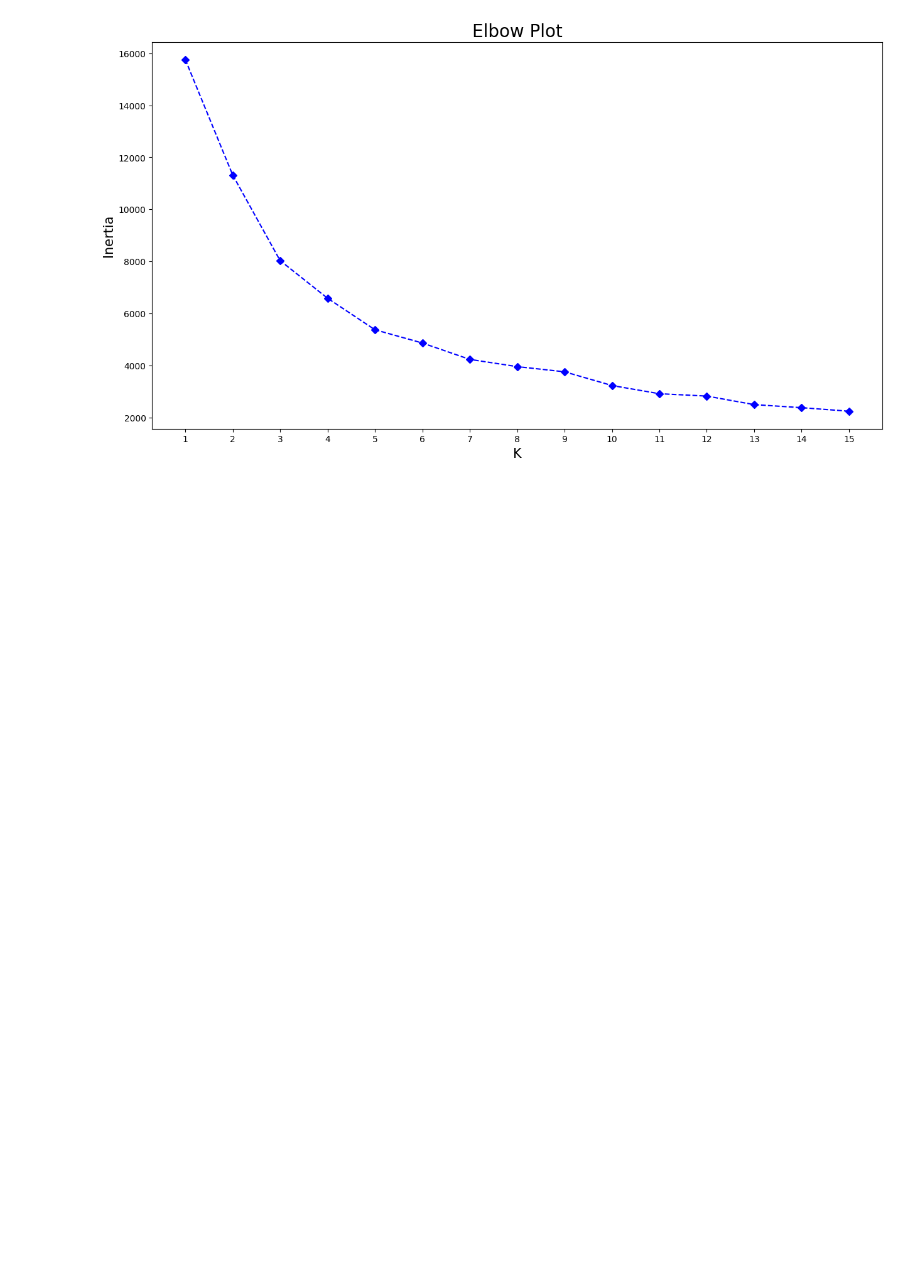
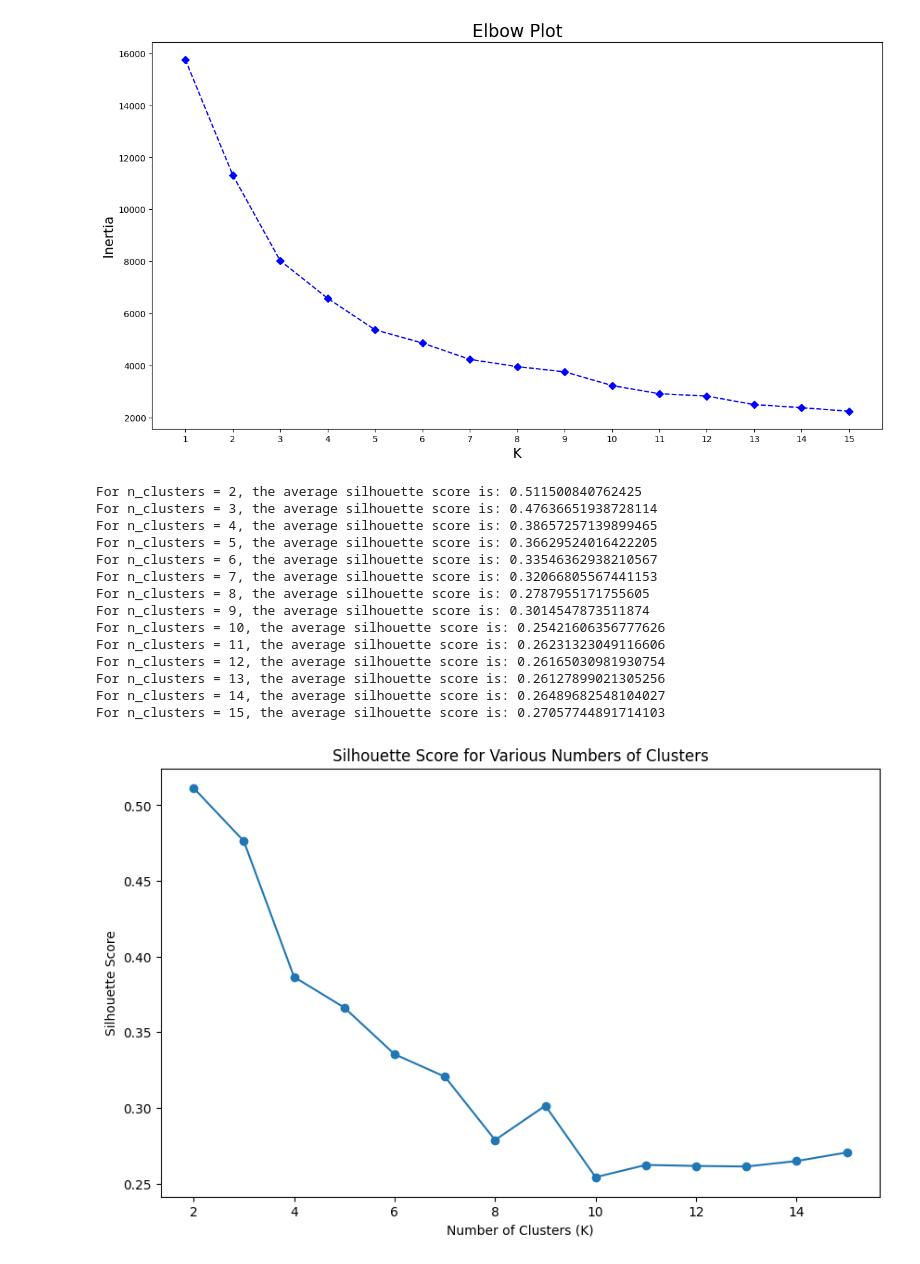
Before and after one commit to mizzony/ML-class, a Jupyter notebook: Session_5_whole_sales_customer_segment.ipynb, the cells around one changed output. Drawn from its saved outputs; the diff is of its cells as text; code cells hidden in the pictures; blank space fills up the shorter version.

```diff
--- a/Session_5_whole_sales_customer_segment.ipynb
+++ b/Session_5_whole_sales_customer_segment.ipynb
@@ -419,3 +432,50 @@ plt.ylabel("Inertia", size=15)
 # %% [output]
 Text(0, 0.5, 'Inertia')
 [figure]
+# %%
+# Silhouette Score (optional)The silhouette score measures how similar each data
+# point is to its own cluster compared to other clusters.
+from sklearn.cluster import KMeans
+from sklearn.metrics import silhouette_score
+import matplotlib.pyplot as plt
+
+# Define the range for number of clusters
+range_n_clusters = range(2, 16)  # typically, you start from 2 clusters
+
+# Empty lists to hold results
+silhouette_avg_scores = []
+
+# Loop over the range of cluster values
+for n_clusters in range_n_clusters:
+    # Perform clustering
+    kmeans = KMeans(n_clusters=n_clusters, random_state=10)
+    cluster_labels = kmeans.fit_predict(cust_data)
+
+    # Calculate the silhouette score
+    silhouette_avg = silhouette_score(cust_data, cluster_labels)
+    silhouette_avg_scores.append(silhouette_avg)
+    print(f"For n_clusters = {n_clusters}, the average silhouette score is: {silhouette_avg}")
+
+# Plotting the silhouette scores for different values of K
+plt.figure(figsize=(10, 6))
+plt.plot(range_n_clusters, silhouette_avg_scores, marker='o')
+plt.title("Silhouette Score for Various Numbers of Clusters")
+plt.xlabel("Number of Clusters (K)")
+plt.ylabel("Silhouette Score")
+plt.show()
+# %% [output]
+For n_clusters = 2, the average silhouette score is: 0.511500840762425
+For n_clusters = 3, the average silhouette score is: 0.47636651938728114
+For n_clusters = 4, the average silhouette score is: 0.38657257139899465
+For n_clusters = 5, the average silhouette score is: 0.36629524016422205
+For n_clusters = 6, the average silhouette score is: 0.33546362938210567
+For n_clusters = 7, the average silhouette score is: 0.32066805567441153
+For n_clusters = 8, the average silhouette score is: 0.2787955171755605
+For n_clusters = 9, the average silhouette score is: 0.3014547873511874
+For n_clusters = 10, the average silhouette score is: 0.25421606356777626
+For n_clusters = 11, the average silhouette score is: 0.26231323049116606
+For n_clusters = 12, the average silhouette score is: 0.26165030981930754
+For n_clusters = 13, the average silhouette score is: 0.26127899021305256
+For n_clusters = 14, the average silhouette score is: 0.26489682548104027
+For n_clusters = 15, the average silhouette score is: 0.27057744891714103
+[figure, added]
```
Also changed, not shown: parts of 5 cells of this notebook.
